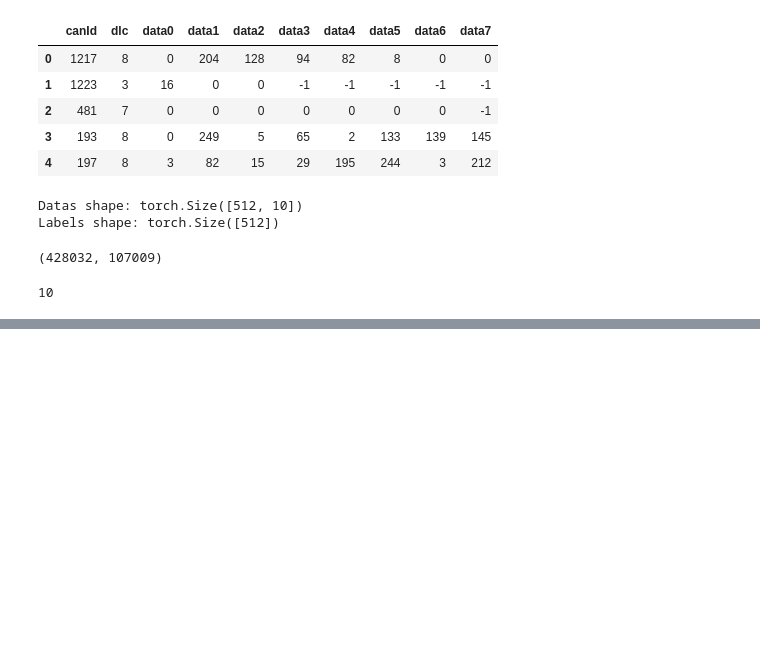
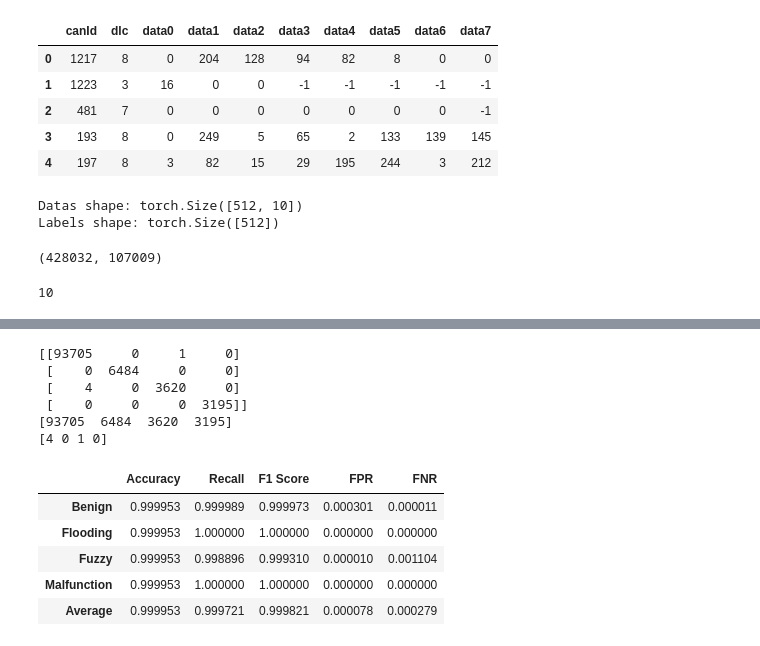
Before and after one commit to zsikorska/cps-can-bus, a Jupyter notebook: detection.ipynb, the cells around one changed output, grey strips where cells are left out. Drawn from its saved outputs; the diff is of its cells as text; code cells hidden in the pictures; blank space fills up the shorter version.

```diff
--- a/detection.ipynb
+++ b/detection.ipynb
@@ -307,3 +341,29 @@ def losses_chart(train_losses, test_losses, title):
+# %%
+def calculate_scores_multiclass_classification(y_test, y_pred_tab):
+    results = pd.DataFrame(columns=['Accuracy', 'Recall', 'F1 Score', 'FPR', 'FNR'])
+
+    cm = confusion_matrix(y_test['label_multiclass'], y_pred_tab, labels=[0, 1, 2, 3])
+
+    tp = np.diag(cm)
+    fp = cm.sum(axis=0) - tp
+    fn = cm.sum(axis=1) - tp
+    tn = cm.sum() - (tp + fp + fn)
+
+    accuracy = np.sum(tp) / np.sum(cm)
+    recall = tp / (tp + fn)
+    precision = tp / (tp + fp)
+    f1 = 2 * (precision * recall) / (precision + recall)
+
+    fpr = fp / (fp + tn)
+    fnr = fn / (fn + tp)
+
+    for encoded_label, class_name in label_mapping.items():
+        results.loc[class_name] = [accuracy, recall[encoded_label], f1[encoded_label], fpr[encoded_label], fnr[encoded_label]]
+
+
+    results.loc['Average'] = results.mean()
+
+    return results
 # %%
 input_size = X_train_sonata.shape[1]
 input_size
@@ -341,0 +408,4 @@ accuracy_score_test
+# %%
+lstm = LSTMNetwork(input_size=10, hidden_size=512, output_size=4, num_layers=1, network_type='multiclass').to(device)
+loss = lstm.fit(train_loader_sonata, test_loader_sonata, 20, optim.NAdam(lstm.parameters(), lr=0.0001), nn.CrossEntropyLoss())
+predictions = lstm.predict(test_loader_sonata)
@@ -341,0 +433,18 @@ accuracy_score_test
+# %%
+df_scores = calculate_scores_multiclass_classification(Y_test_sonata, predictions)
+# %% [output]
+[[93705     0     1     0]
+ [    0  6484     0     0]
+ [    4     0  3620     0]
+ [    0     0     0  3195]]
+[93705  6484  3620  3195]
+[4 0 1 0]
+# %%
+df_scores
+# %% [output]
+|  | Accuracy | Recall | F1 Score | FPR | FNR |
+| Benign | 0.999953 | 0.999989 | 0.999973 | 0.000301 | 0.000011 |
+| Flooding | 0.999953 | 1.000000 | 1.000000 | 0.000000 | 0.000000 |
+| Fuzzy | 0.999953 | 0.998896 | 0.999310 | 0.000010 | 0.001104 |
+| Malfunction | 0.999953 | 1.000000 | 1.000000 | 0.000000 | 0.000000 |
+| Average | 0.999953 | 0.999721 | 0.999821 | 0.000078 | 0.000279 |
```
Also changed, not shown: parts of 10 cells of this notebook.
